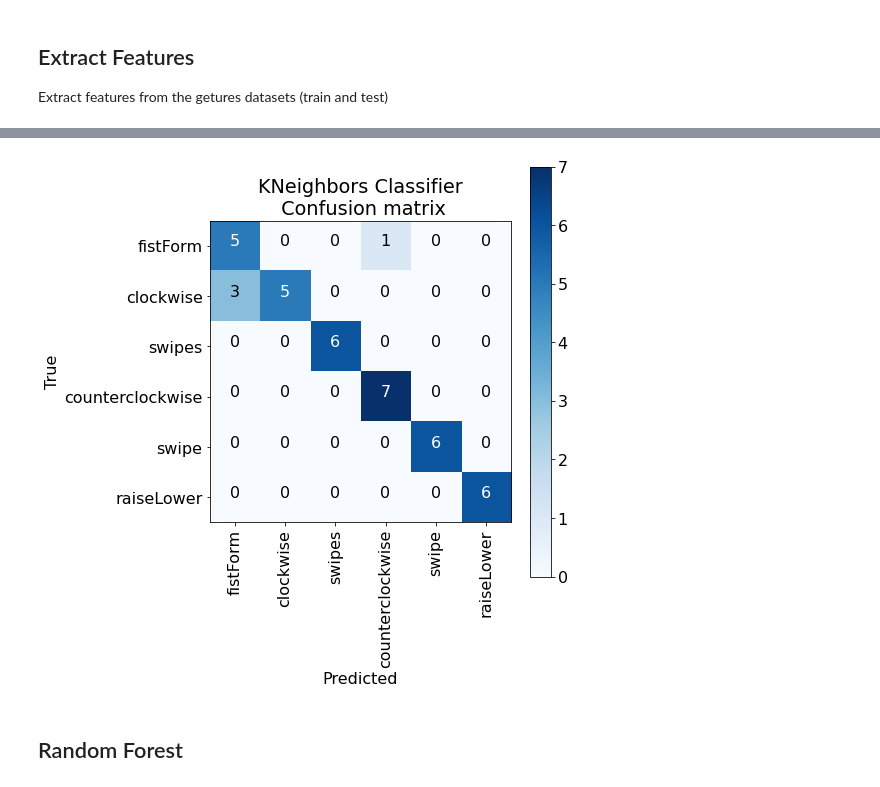
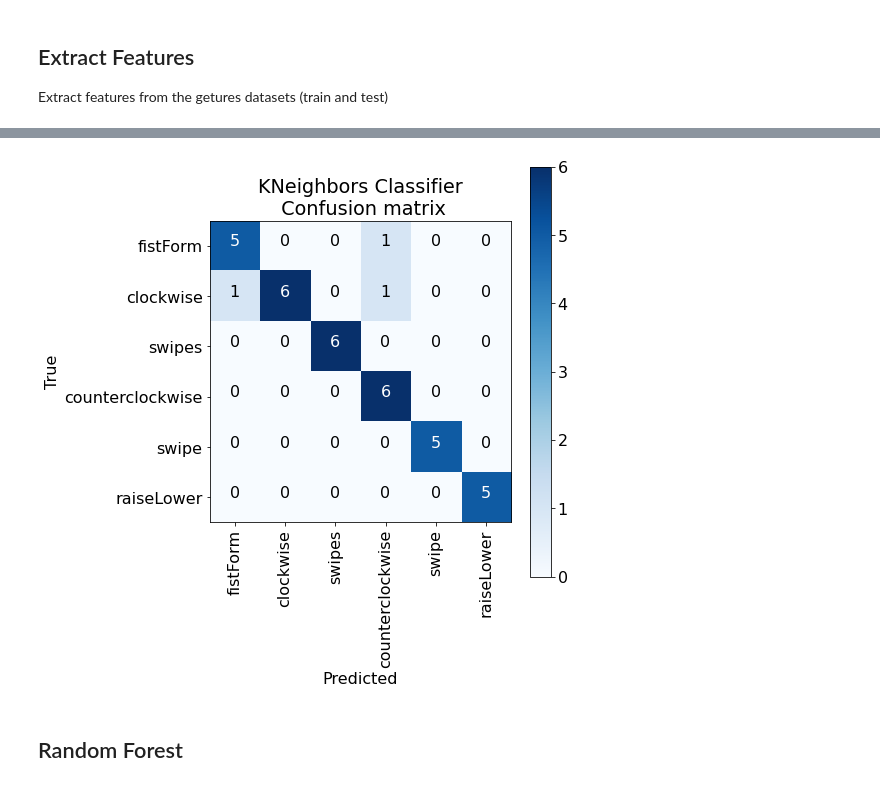
Before and after one commit to christian0101/Photovoltaics-Interactive-Tabletop, a Jupyter notebook: Code/Project.ipynb, the cells around one changed output, grey strips where cells are left out. Saved outputs shown, nothing was run; the diff lists cells and outputs as text; code cells hidden in the pictures.

```diff
--- a/Code/Project.ipynb
+++ b/Code/Project.ipynb
@@ -266,7 +299,7 @@ print(data.shape)
 ## Split Gestures Data Into Train/Test Sets
 # %%
 train_data, test_data,\
-train_classes, test_classes = train_test_split(data, classes, test_size=0.25, random_state=42)
+train_classes, test_classes = train_test_split(data, classes, test_size=0.23, random_state=42)
 
 print("Train samples: {0}, Test samples: {1}".format(train_data.shape[0], test_data.shape[0]))
 # %% [output]
@@ -404,5 +469,5 @@ Classifier implementing the k-nearest neighbors vote.
 # %%
-knn_model = KNeighborsClassifier(n_neighbors=6)
+knn_model = KNeighborsClassifier(n_neighbors=17, weights='distance')
 # %%
 knn_model.fit(train_features[:,0,:,0], train_ft_classes)
 # %% [output]
@@ -441,13 +506,13 @@ Accuracy on the test dataset: 0.8974358974358975
 # %%
 # compute confusion matrix
-knn_matrix = confusion_matrix(test_classes, knn_pred)
+knn_matrix = confusion_matrix(test_ft_classes, knn_pred)
 
 # plot confusion matrix
 plt.rcParams.update({'font.size': 16})
 plt.figure(figsize=(8, 8))
 plot_confusion_matrix(knn_matrix, set(test_classes), title='KNeighbors Classifier\n Confusion matrix')
 # %% [output]
-[figure, old version]
+[figure, new version]
 # %% [markdown]
 ## Random Forest
 # %%
```
Also changed, not shown: parts of 28 cells of this notebook, 13 other files.
